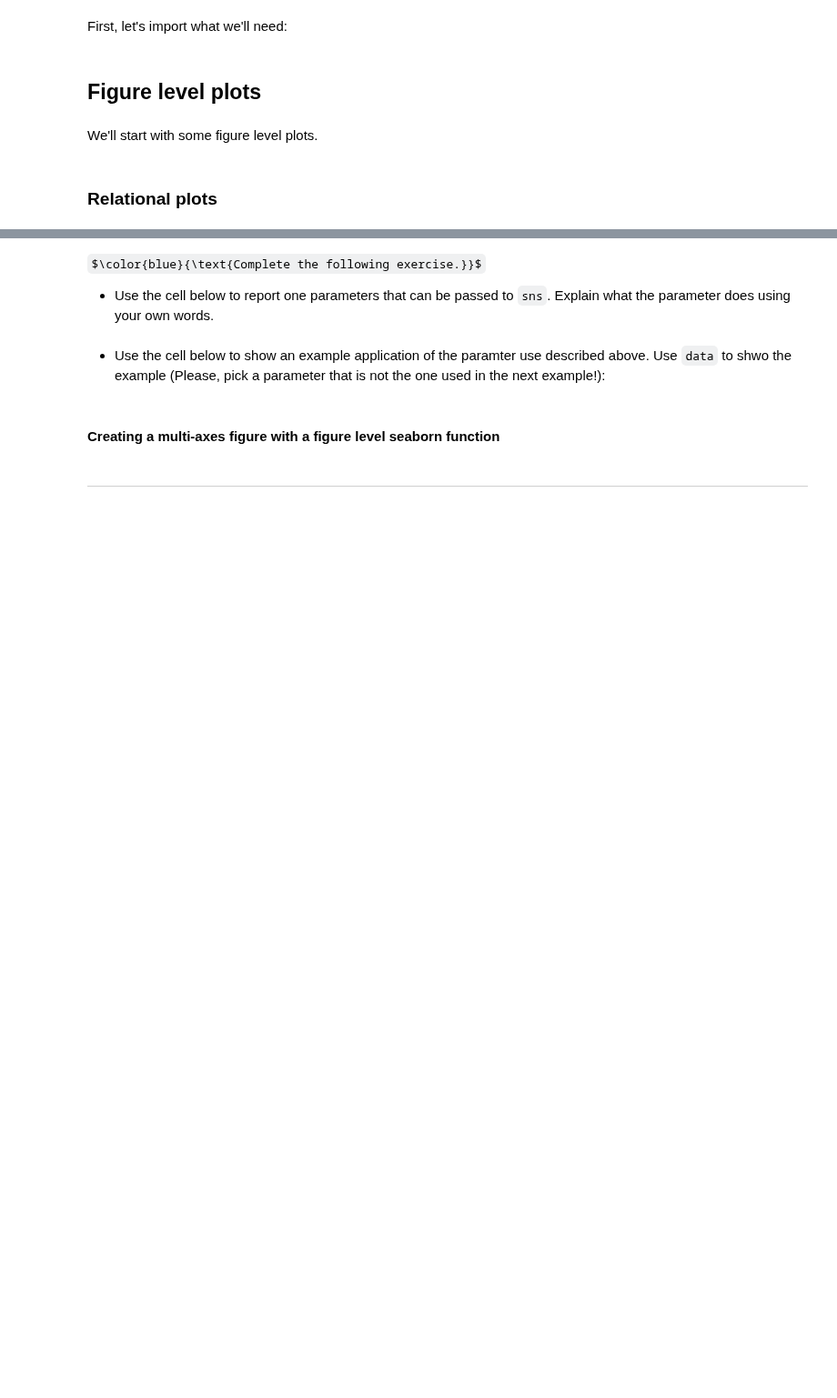
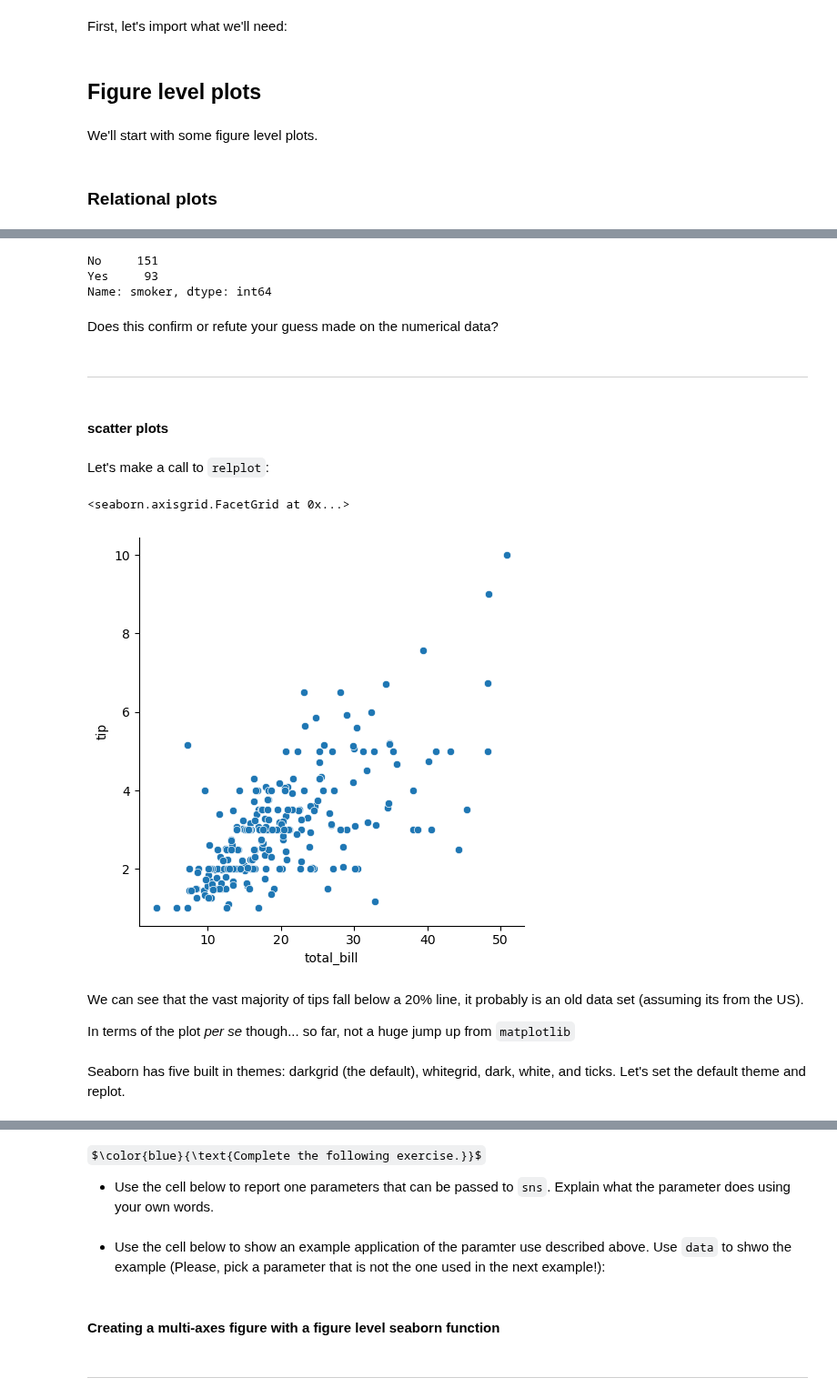
Before and after one commit to psychdatascience/FDS-CourseTwo, a Jupyter notebook: tu12_SeabornReview.ipynb, the cells around one changed output, grey strips where cells are left out. Shown at 91% size. Cells and saved outputs as stored; diff of their text form; code cells hidden in the pictures; some formulas as TeX source; blank space fills up the shorter version.

```diff
--- a/tu12_SeabornReview.ipynb
+++ b/tu12_SeabornReview.ipynb
@@ -32,0 +72,25 @@ tips = sns.load_dataset("tips")
+# %%
+tips['smoker'].value_counts()
+# %% [output]
+No     151
+Yes     93
+Name: smoker, dtype: int64
+# %% [markdown]
+Does this confirm or refute your guess made on the numerical data?
+# %% [markdown]
+---
+# %% [markdown]
+#### scatter plots
+# %% [markdown]
+Let's make a call to `relplot`:
+# %%
+sns.relplot(data=tips, x="total_bill", y="tip")
+# %% [output]
+<seaborn.axisgrid.FacetGrid at 0x...>
+[figure, added]
+# %% [markdown]
+We can see that the vast majority of tips fall below a 20% line, it probably is an old data set (assuming its from the US).
+
+In terms of the plot *per se* though... so far, not a huge jump up from `matplotlib`
+# %% [markdown]
+Seaborn has five built in themes: darkgrid (the default), whitegrid, dark, white, and ticks. Let's set the default theme and replot.
```
Also changed, not shown: parts of 51 cells of this notebook, 1 other file.
